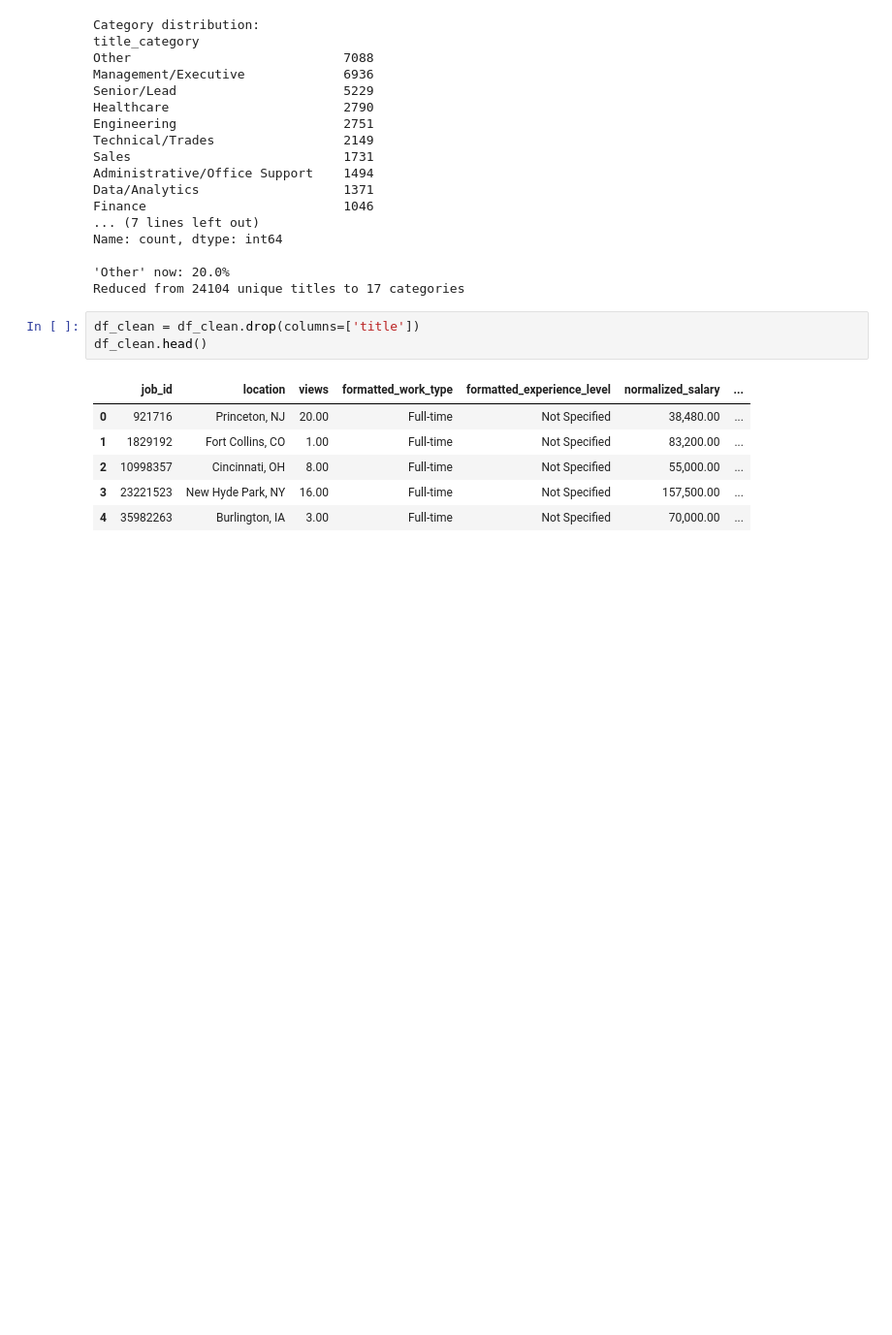
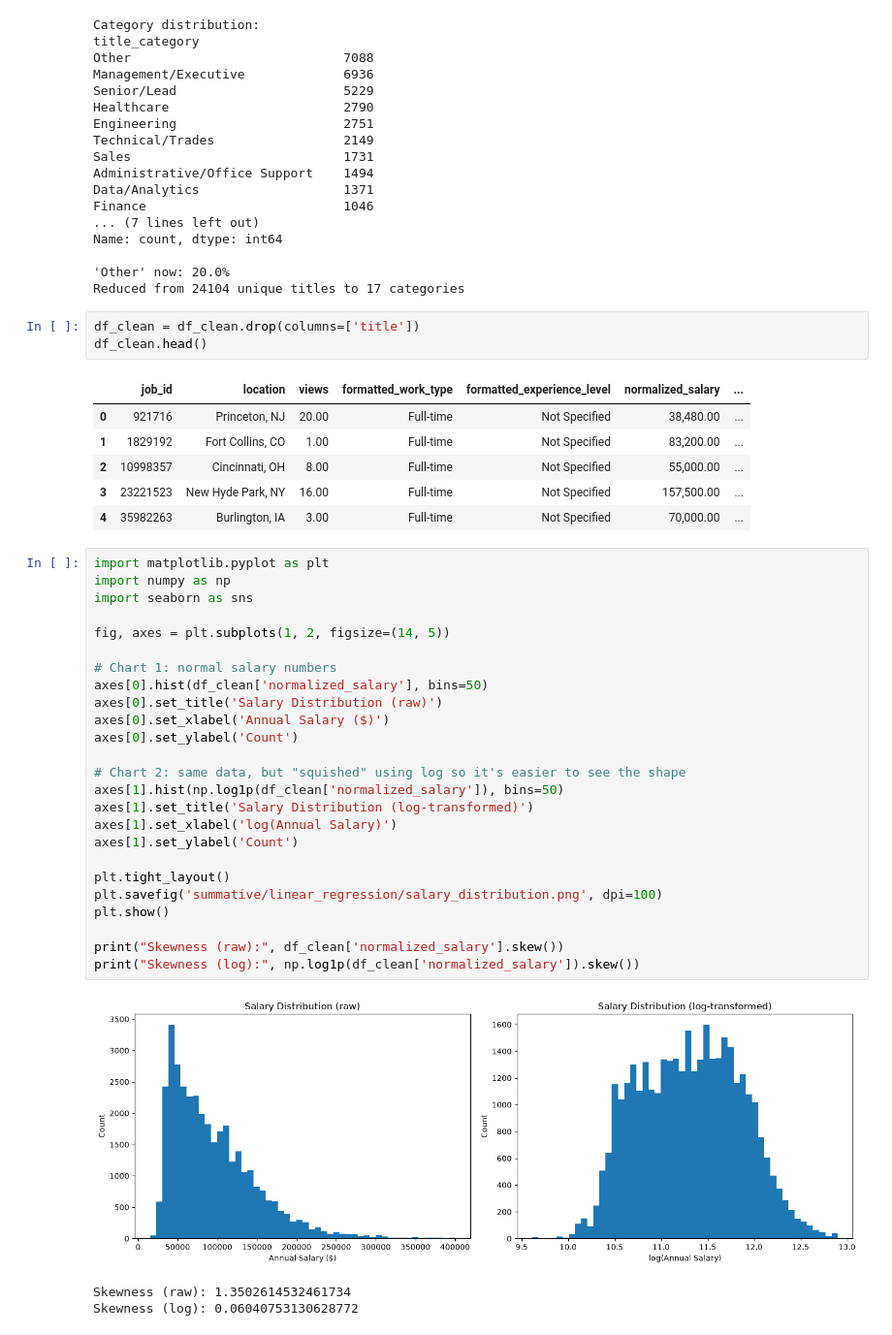
Before and after one commit to elise-Iss15/linear-regression-model, a Jupyter notebook: summative/linear_regression/multivariate.ipynb, the cells around one changed output. Shown at 97% size. Cells and saved outputs as stored; diff of their text form; blank space fills up the shorter version.

Commit message:
feat: EDA salary distribution and  correlation heatmap with interpretation

```diff
--- a/summative/linear_regression/multivariate.ipynb
+++ b/summative/linear_regression/multivariate.ipynb
@@ -254,3 +254,32 @@ df_clean.head()
 | 2 | 10998357 | Cincinnati, OH | 8.00 | Full-time | Not Specified | 55,000.00 | ... |
 | 3 | 23221523 | New Hyde Park, NY | 16.00 | Full-time | Not Specified | 157,500.00 | ... |
 | 4 | 35982263 | Burlington, IA | 3.00 | Full-time | Not Specified | 70,000.00 | ... |
+# %%
+import matplotlib.pyplot as plt
+import numpy as np
+import seaborn as sns
+
+fig, axes = plt.subplots(1, 2, figsize=(14, 5))
+
+# Chart 1: normal salary numbers
+axes[0].hist(df_clean['normalized_salary'], bins=50)
+axes[0].set_title('Salary Distribution (raw)')
+axes[0].set_xlabel('Annual Salary ($)')
+axes[0].set_ylabel('Count')
+
+# Chart 2: same data, but "squished" using log so it's easier to see the shape
+axes[1].hist(np.log1p(df_clean['normalized_salary']), bins=50)
+axes[1].set_title('Salary Distribution (log-transformed)')
+axes[1].set_xlabel('log(Annual Salary)')
+axes[1].set_ylabel('Count')
+
+plt.tight_layout()
+plt.savefig('summative/linear_regression/salary_distribution.png', dpi=100)
+plt.show()
+
+print("Skewness (raw):", df_clean['normalized_salary'].skew())
+print("Skewness (log):", np.log1p(df_clean['normalized_salary']).skew())
+# %% [output]
+[figure, added]
+Skewness (raw): 1.3502614532461734
+Skewness (log): 0.06040753130628772
```
Also changed, not shown: parts of 1 cell of this notebook, 2 other files.
